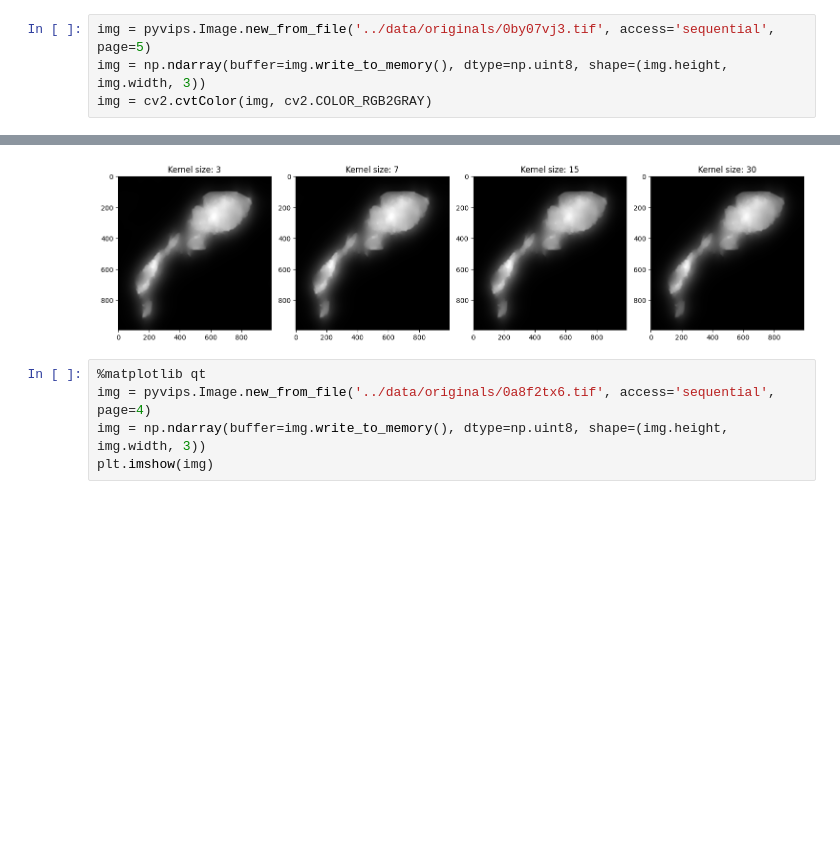
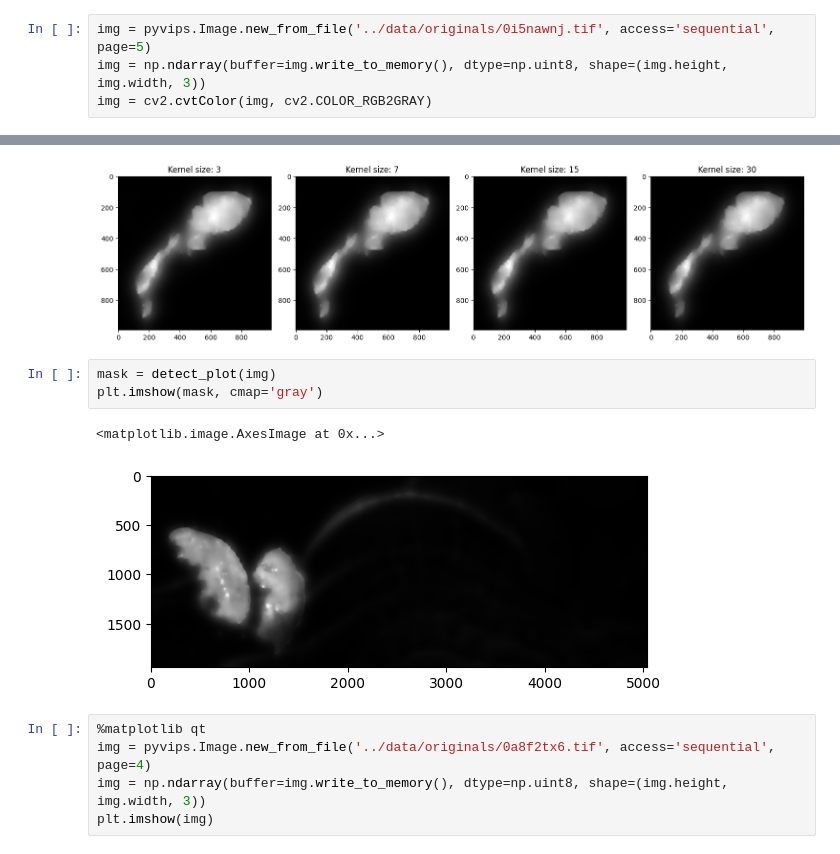
Before and after one commit to Graham-Broughton/visiomel-melanoma-runtime, a Jupyter notebook: notebooks/blur-setection.ipynb, the cells around one changed output, grey strips where cells are left out. Drawn from its saved outputs; the diff is of its cells as text; blank space fills up the shorter version.

```diff
--- a/notebooks/blur-setection.ipynb
+++ b/notebooks/blur-setection.ipynb
@@ -19,5 +25,5 @@ import warnings; warnings.filterwarnings('ignore')
 # %%
-img = pyvips.Image.new_from_file('../data/originals/0by07vj3.tif', access='sequential', page=5)
+img = pyvips.Image.new_from_file('../data/originals/0i5nawnj.tif', access='sequential', page=5)
 img = np.ndarray(buffer=img.write_to_memory(), dtype=np.uint8, shape=(img.height, img.width, 3))
 img = cv2.cvtColor(img, cv2.COLOR_RGB2GRAY)
 # %%
@@ -46,6 +52,12 @@ plt.tight_layout()
 plt.show()
 # %% [output]
 [figure]
+# %%
+mask = detect_plot(img)
+plt.imshow(mask, cmap='gray')
+# %% [output]
+<matplotlib.image.AxesImage at 0x...>
+[figure, added]
 # %%
 %matplotlib qt
 img = pyvips.Image.new_from_file('../data/originals/0a8f2tx6.tif', access='sequential', page=4)
```
Also changed, not shown: parts of 2 cells of this notebook, 19 other files.
